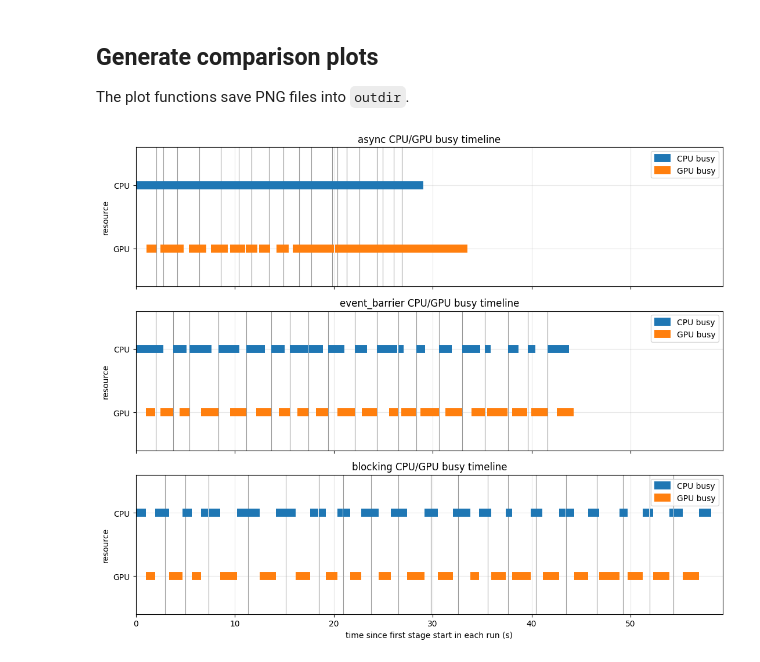
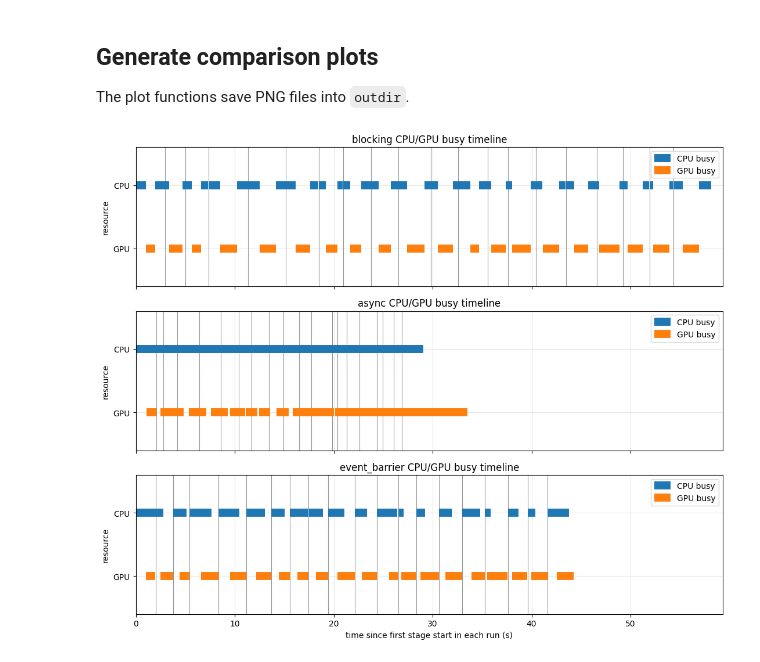
Before and after one commit to plexoos/teerex, a Jupyter notebook: notebooks/simload.ipynb, the cells around one changed output. Saved outputs shown, nothing was run; the diff lists cells and outputs as text; code cells hidden in the pictures.

```diff
--- a/notebooks/simload.ipynb
+++ b/notebooks/simload.ipynb
@@ -212,7 +212,7 @@ def plot_run_timeline(
     return fig, axes[0] if single_run else axes, timeline
 # %%
 #fig, axes, run_timelines = plot_run_timeline(df, ["mode_async", "mode_blocking"])
-fig, axes, run_timelines = plot_run_timeline(df, ["async", "event_barrier", "blocking"])
+fig, axes, run_timelines = plot_run_timeline(df, ["blocking", "async", "event_barrier"])
 # fig, ax, run_timeline = plot_run_timeline(df, "mode_async")
 # %% [output]
-[figure, old version]
+[figure, new version]
```
